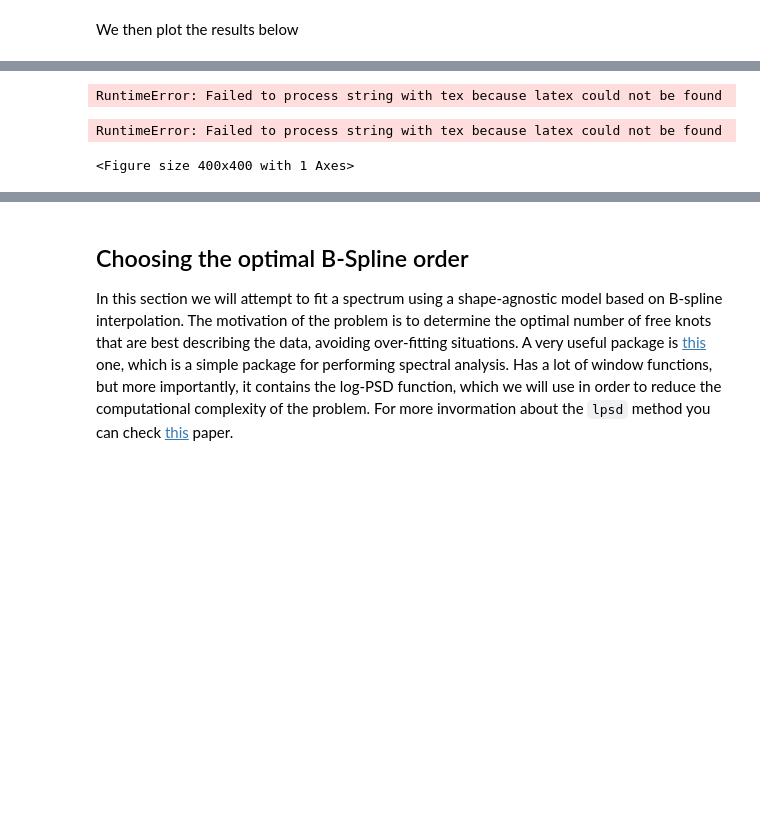
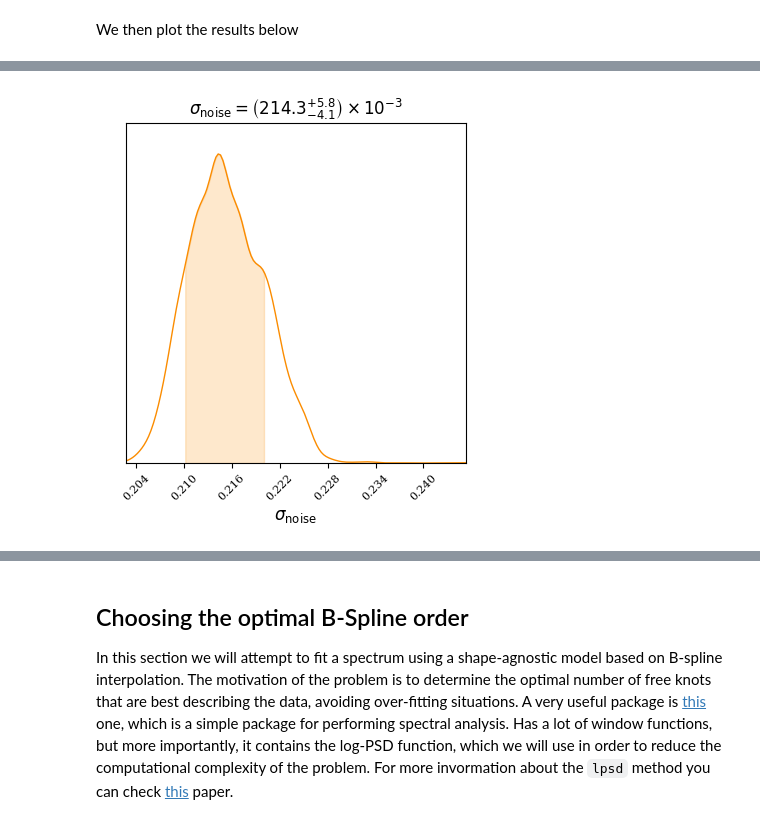
Before and after one commit to mikekatz04/Eryn, a Jupyter notebook: examples/more_tutorials.ipynb, the cells around one changed output, grey strips where cells are left out. Cells and saved outputs as stored; diff of their text form; code cells hidden in the pictures; blank space fills up the shorter version.

```diff
--- a/examples/more_tutorials.ipynb
+++ b/examples/more_tutorials.ipynb
@@ -314,14 +313,12 @@ WARNING:chainconsumer:Parameter $y$ in chain Pulses is not constrained
 # %%
 c = ChainConsumer()
 
 c.add_chain(samples_noise, parameters=noise_parameters, name='noise', color='orange')
-c.configure(bar_shade=True, tick_font_size=8, label_font_size=12, max_ticks=8, usetex=True, serif=True)
+c.configure(bar_shade=True, tick_font_size=8, label_font_size=12, max_ticks=8, usetex=False, serif=True)
 
 fig = c.plotter.plot(figsize=(4,4), legend=False, truth=sigma_noise[0]);
 # %% [output]
-RuntimeError: Failed to process string with tex because latex could not be found
-RuntimeError: Failed to process string with tex because latex could not be found
-<Figure size 400x400 with 1 Axes>
+[figure, added]
 # %%
 def get_clean_k_chains(backend, temp=0):
     """ A simple function to get the chains of model order k
```
Also changed, not shown: parts of 14 cells of this notebook, 5 other files.
